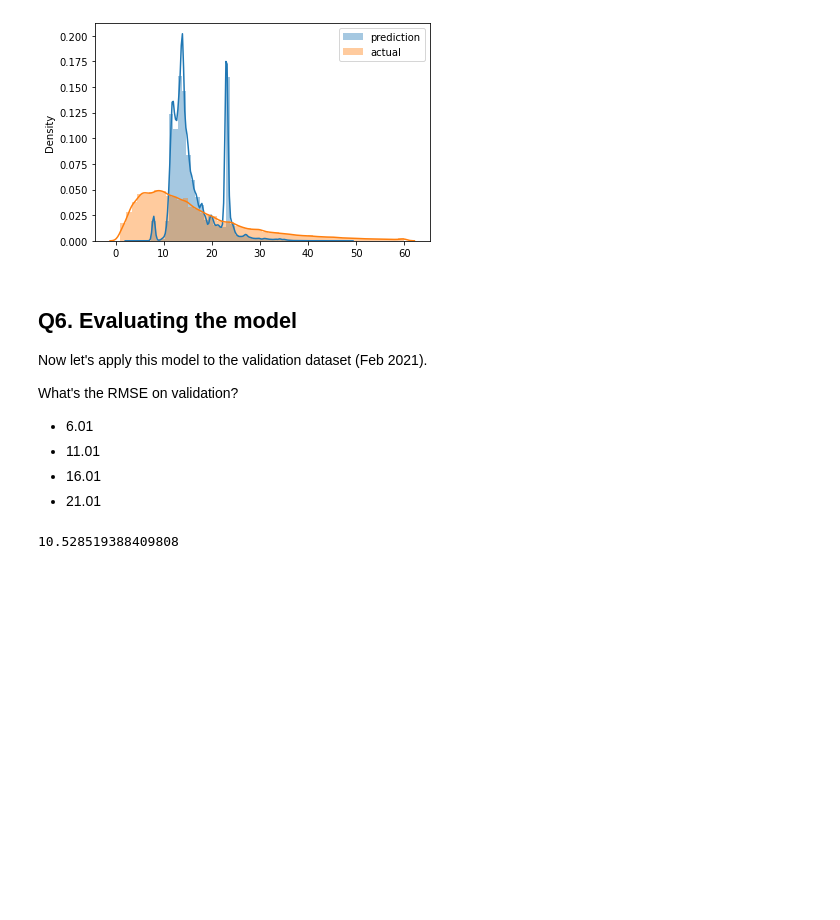
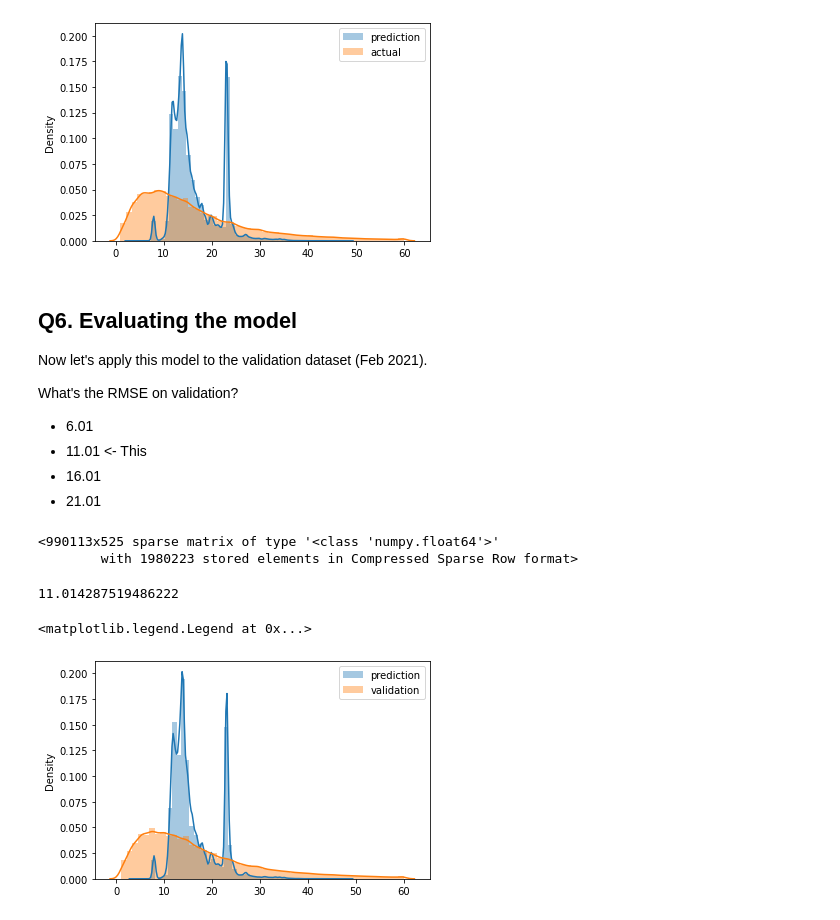
Before and after one commit to Hazunanafaru/mlops-zoomcamp, a Jupyter notebook: personal-notebooks/01-intro/duration-prediction-hw.ipynb, the cells around one changed output. Saved outputs shown, nothing was run; the diff lists cells and outputs as text; code cells hidden in the pictures; blank space fills up the shorter version.

```diff
--- a/personal-notebooks/01-intro/duration-prediction-hw.ipynb
+++ b/personal-notebooks/01-intro/duration-prediction-hw.ipynb
@@ -202,20 +202,36 @@ Now let's apply this model to the validation dataset (Feb 2021).
 What's the RMSE on validation?
 
 * 6.01
-* 11.01
+* 11.01 <- This
 * 16.01
 * 21.01
 # %%
-df_val = read_dataframe("./data/fhv_tripdata_2021-01.parquet")
+df_val = read_dataframe("./data/fhv_tripdata_2021-02.parquet")
 df_val = remove_outlier(df_val, "duration", 1, 60)
 df_val[categorical] = df_val[categorical].replace("nan", -1)
 # %%
 val_dicts = df_val[categorical].to_dict(orient="records")
-X_val = dv.fit_transform(val_dicts)
+X_val = dv.transform(val_dicts)
 y_val = df_val[target].values
+# %%
+X_val
+# %% [output]
+<990113x525 sparse matrix of type '<class 'numpy.float64'>'
+        with 1980223 stored elements in Compressed Sparse Row format>
 # %%
+lr = LinearRegression()
+lr.fit(X_train, y_train)
+
 y_pred = lr.predict(X_val)
 
 mean_squared_error(y_val, y_pred, squared=False)
 # %% [output]
-10.528519388409808
+11.014287519486222
+# %%
+sns.distplot(y_pred, label='prediction')
+sns.distplot(y_val, label='validation')
+
+plt.legend()
+# %% [output]
+<matplotlib.legend.Legend at 0x...>
+[figure, added]
```
